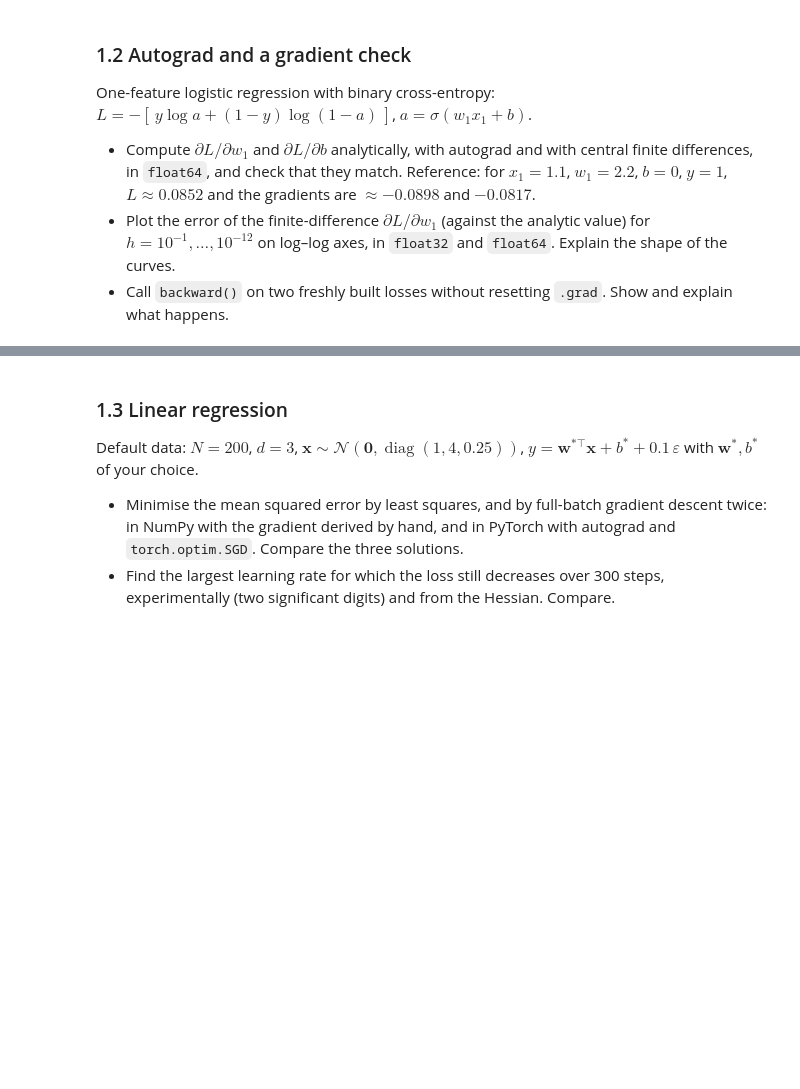
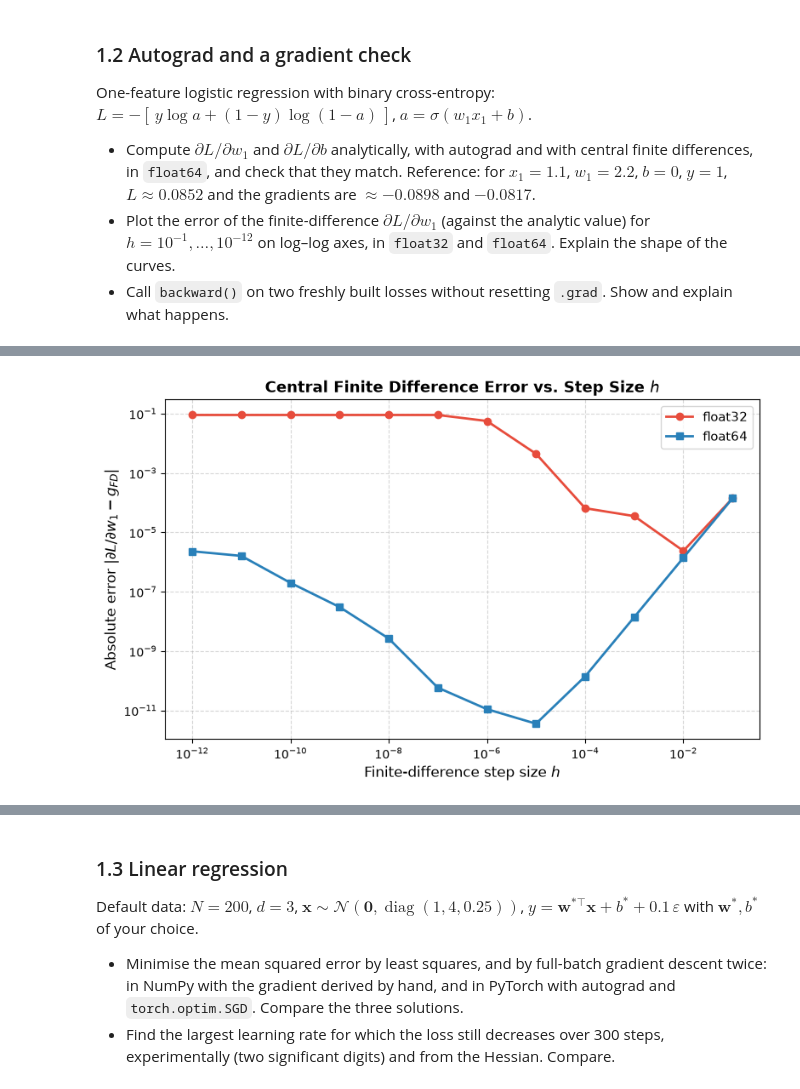
Before and after one commit to JKrempinska/llms_lab, a Jupyter notebook: list01/list01.ipynb, the cells around one changed output, grey strips where cells are left out. Cells and saved outputs as stored; diff of their text form; code cells hidden in the pictures; blank space fills up the shorter version.

```diff
--- a/list01/list01.ipynb
+++ b/list01/list01.ipynb
@@ -32,0 +218,48 @@ One-feature logistic regression with binary cross-entropy: $L = -[\,y \log a + (
+# %%
+def compute_fd_errors(dtype):
+    x1_t = torch.tensor(1.1, dtype=dtype)
+    y_t = torch.tensor(1.0, dtype=dtype)
+    w1_v = 2.2
+    b_v = 0.0
+
+    z_true = torch.tensor(w1_v, dtype=dtype) * x1_t + torch.tensor(b_v, dtype=dtype)
+    a_true = torch.sigmoid(z_true)
+    grad_true = ((a_true - y_t) * x1_t).item()
+
+    hs = 10.0 ** -np.arange(1, 13)
+    errors = []
+
+    for h in hs:
+        w_plus = torch.tensor(w1_v + h, dtype=dtype)
+        w_minus = torch.tensor(w1_v - h, dtype=dtype)
+        b_t = torch.tensor(b_v, dtype=dtype)
+
+        z_p = w_plus * x1_t + b_t
+        a_p = torch.sigmoid(z_p)
+        l_p = -(y_t * torch.log(a_p) + (1.0 - y_t) * torch.log(1.0 - a_p))
+
+        z_m = w_minus * x1_t + b_t
+        a_m = torch.sigmoid(z_m)
+        l_m = -(y_t * torch.log(a_m) + (1.0 - y_t) * torch.log(1.0 - a_m))
+
+        grad_fd = ((l_p - l_m) / (2.0 * h)).item()
+        errors.append(abs(grad_fd - grad_true))
+
+    return hs, np.array(errors)
+
+hs, errors_f32 = compute_fd_errors(torch.float32)
+_, errors_f64 = compute_fd_errors(torch.float64)
+
+plt.figure(figsize=(8, 5))
+plt.loglog(hs, errors_f32, "o-", label="float32", color="#e74c3c", linewidth=2, markersize=6)
+plt.loglog(hs, errors_f64, "s-", label="float64", color="#2980b9", linewidth=2, markersize=6)
+
+plt.xlabel("Finite-difference step size $h$", fontsize=12)
+plt.ylabel(r"Absolute error $|\partial L/\partial w_1 - g_{FD}|$", fontsize=12)
+plt.title("Central Finite Difference Error vs. Step Size $h$", fontsize=13, fontweight="bold")
+plt.grid(True, which="both", ls="--", alpha=0.5)
+plt.legend(fontsize=11)
+plt.tight_layout()
+plt.show()
+# %% [output]
+[figure, added]
```
Also changed, not shown: parts of 16 cells of this notebook.
